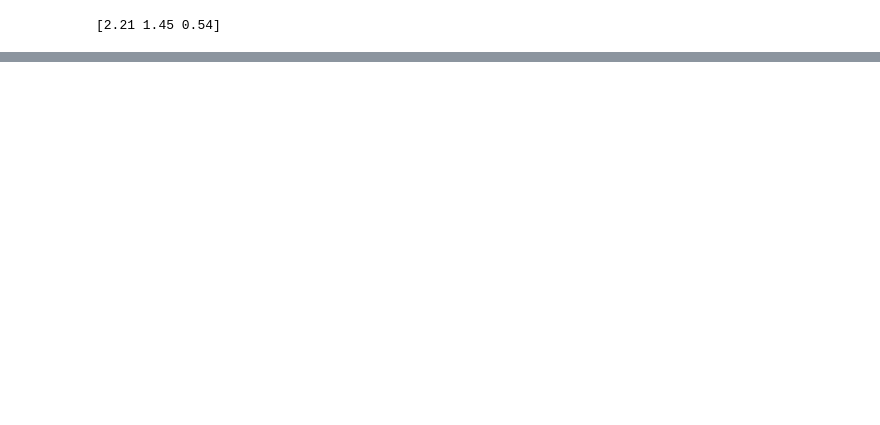
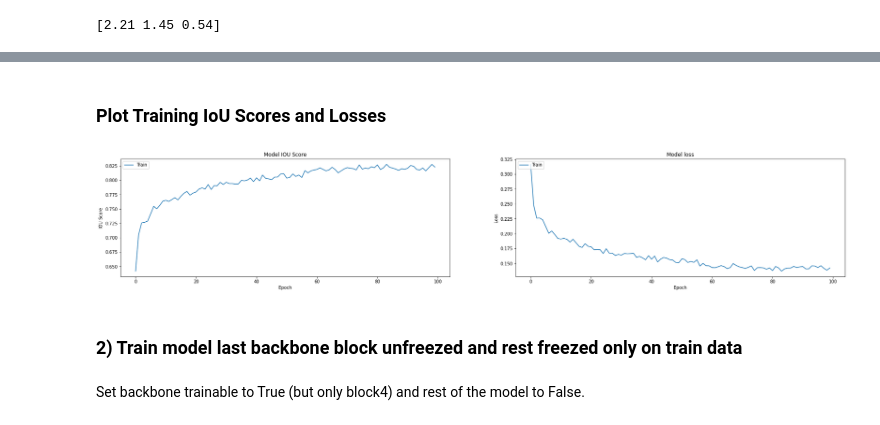
Before and after one commit to JanMarcelKezmann/TensorFlow-Advanced-Segmentation-Models, a Jupyter notebook: examples/TASM_Example_1.ipynb, the cells around one changed output, grey strips where cells are left out. Saved outputs shown, nothing was run; the diff lists cells and outputs as text; code cells hidden in the pictures; blank space fills up the shorter version.

```diff
--- a/examples/TASM_Example_1.ipynb
+++ b/examples/TASM_Example_1.ipynb
@@ -396,0 +543,27 @@ categorical Focal Dice Loss: 0.9149754
+# %% [markdown]
+### Plot Training IoU Scores and Losses
+# %%
+plt.figure(figsize=(30, 5))
+plt.subplot(121)
+plt.plot(history.history['iou_score'])
+# plt.plot(history.history['val_iou_score'])
+plt.title('Model IOU Score')
+plt.ylabel('IOU Score')
+plt.xlabel('Epoch')
+plt.legend(['Train'], loc='upper left')
+
+# Plot training & validation loss values
+plt.subplot(122)
+plt.plot(history.history['loss'])
+# plt.plot(history.history['val_loss'])
+plt.title('Model loss')
+plt.ylabel('Loss')
+plt.xlabel('Epoch')
+plt.legend(['Train'], loc='upper left')
+plt.show()
+# %% [output]
+[figure, added]
+# %% [markdown]
+### 2) Train model last backbone block unfreezed and rest freezed only on train data
+# %% [markdown]
+<p>Set backbone trainable to True (but only block4) and rest of the model to False.</p>
```
Also changed, not shown: parts of 46 cells of this notebook.
